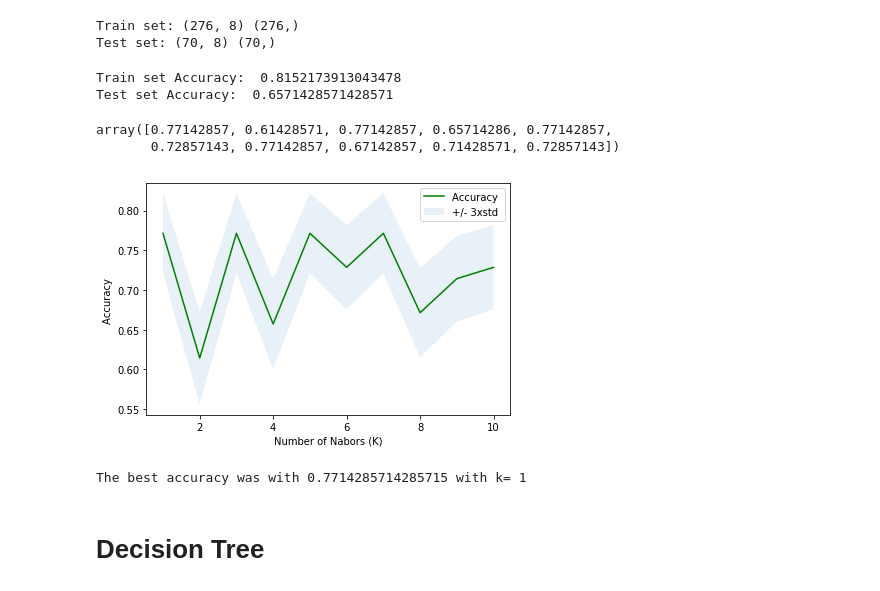
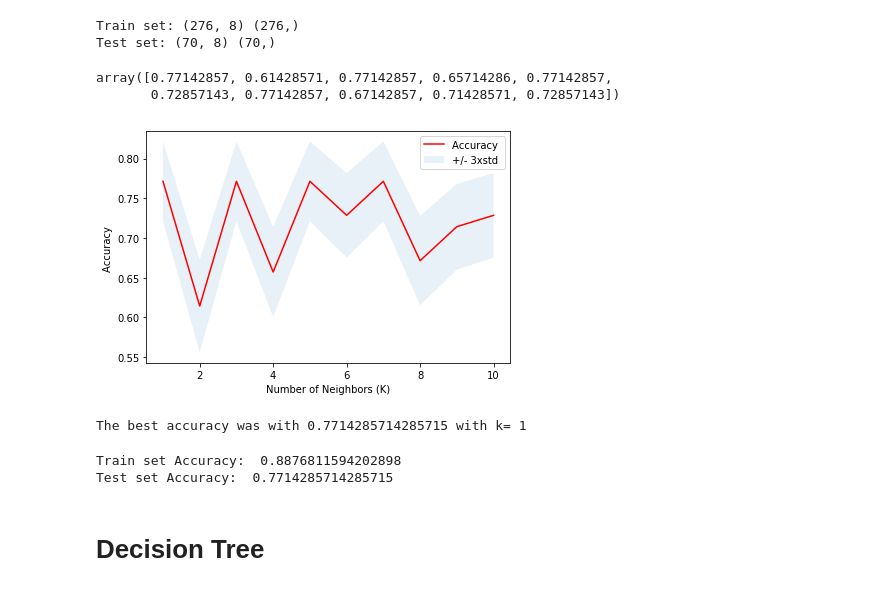
Before and after one commit to jbizzlefoshizzle/ML_Classifier_Comparison, a Jupyter notebook: Classifier Comparisons.ipynb, the cells around one changed output. Cells and saved outputs as stored; diff of their text form; code cells hidden in the pictures.

```diff
--- a/Classifier Comparisons.ipynb
+++ b/Classifier Comparisons.ipynb
@@ -301,13 +299 @@ from sklearn.neighbors import KNeighborsClassifier
-# %%
-k = 4
-# Train Model
-knn = KNeighborsClassifier(n_neighbors = k).fit(X_train,y_train)
-# Predict test set
-y_hat = knn.predict(X_test)
-
-print("Train set Accuracy: ", metrics.accuracy_score(y_train, knn.predict(X_train)))
-print("Test set Accuracy: ", metrics.accuracy_score(y_test, y_hat))
-# %% [output]
-Train set Accuracy:  0.8152173913043478
-Test set Accuracy:  0.6571428571428571
 # %%
@@ -330,15 +318,15 @@ mean_acc
 array([0.77142857, 0.61428571, 0.77142857, 0.65714286, 0.77142857,
        0.72857143, 0.77142857, 0.67142857, 0.71428571, 0.72857143])
 # %%
-plt.plot(range(1,Ks),mean_acc,'g')
+plt.plot(range(1,Ks),mean_acc,'r')
 plt.fill_between(range(1,Ks),mean_acc - 1 * std_acc,mean_acc + 1 * std_acc, alpha=0.10)
 plt.legend(('Accuracy ', '+/- 3xstd'))
 plt.ylabel('Accuracy ')
-plt.xlabel('Number of Nabors (K)')
+plt.xlabel('Number of Neighbors (K)')
 plt.tight_layout()
 plt.show()
 # %% [output]
-[figure, old version]
+[figure, new version]
 # %%
 print( "The best accuracy was with", mean_acc.max(), "with k=", mean_acc.argmax()+1)
 # %% [output]
@@ -387,3 +334,15 @@ The best accuracy was with 0.7714285714285715 with k= 1
+# %%
+k = 1
+# Train Model
+knn = KNeighborsClassifier(n_neighbors = k).fit(X_train,y_train)
+# Predict test set
+knn_yhat = knn.predict(X_test)
+
+print("Train set Accuracy: ", metrics.accuracy_score(y_train, knn.predict(X_train)))
+print("Test set Accuracy: ", metrics.accuracy_score(y_test, knn_yhat))
+# %% [output]
+Train set Accuracy:  0.8876811594202898
+Test set Accuracy:  0.7714285714285715
 # %% [markdown]
 # Decision Tree
 # %%
```
Also changed, not shown: parts of 8 cells of this notebook.
